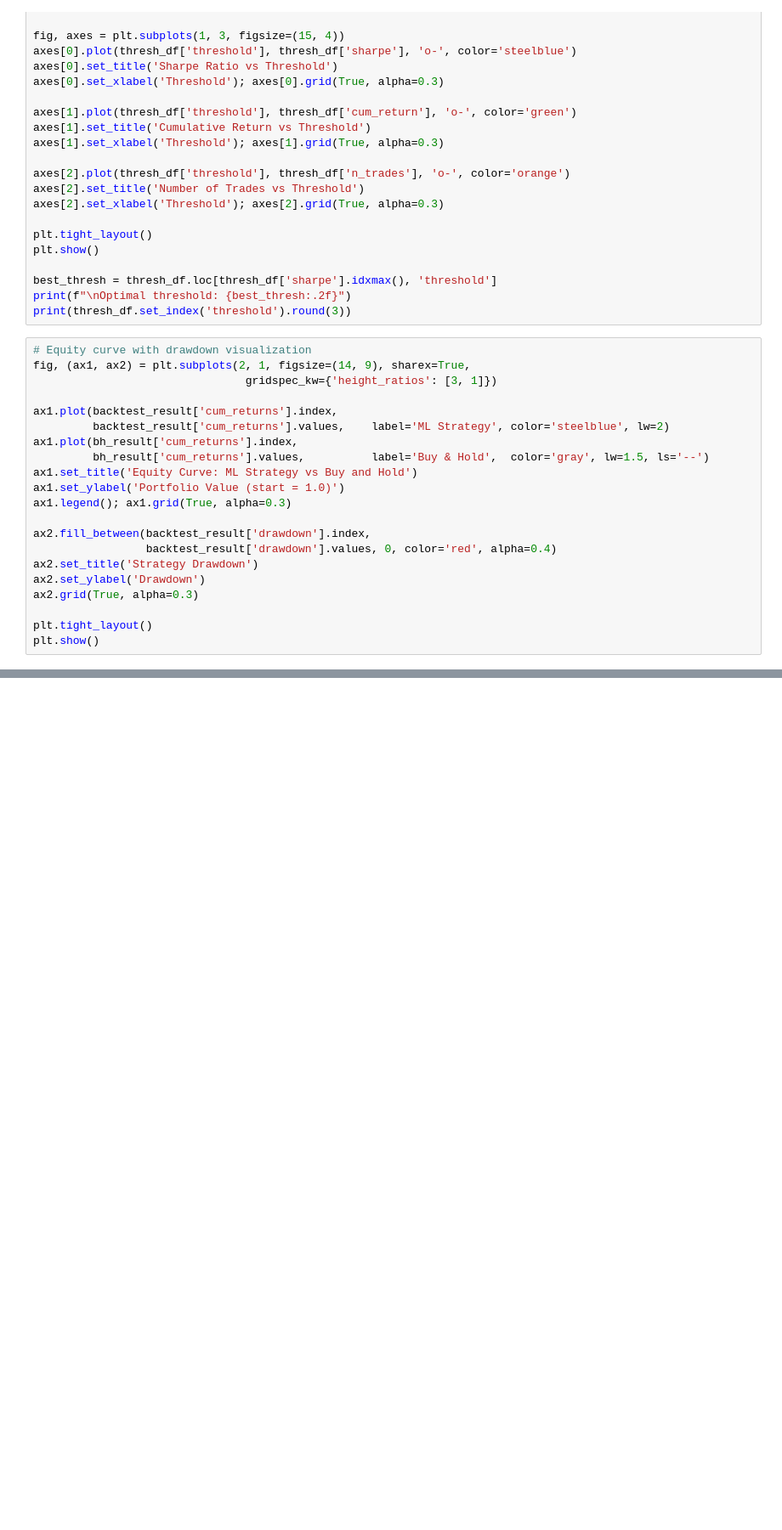
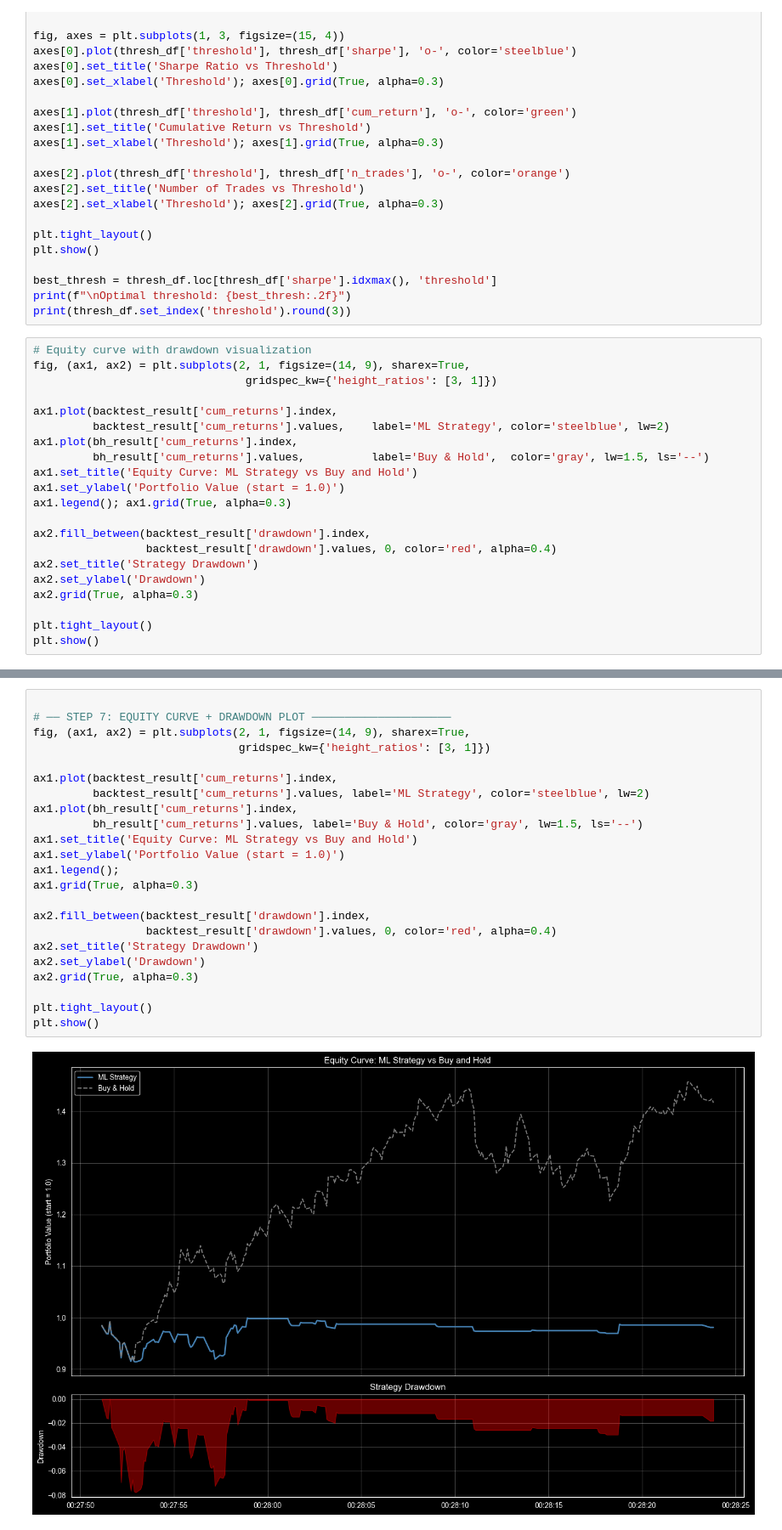
Before and after one commit to mustapha-quant/quant-predictive-models, a Jupyter notebook: notebooks/05_Professional Quant Backtesting.ipynb, the cells around one changed output, grey strips where cells are left out. Shown at 85% size. Drawn from its saved outputs; the diff is of its cells as text; blank space fills up the shorter version.

```diff
--- a/notebooks/05_Professional Quant Backtesting.ipynb
+++ b/notebooks/05_Professional Quant Backtesting.ipynb
@@ -175,0 +487,25 @@ plt.show()
+# %%
+
+# ── STEP 7: EQUITY CURVE + DRAWDOWN PLOT ─────────────────────
+fig, (ax1, ax2) = plt.subplots(2, 1, figsize=(14, 9), sharex=True,
+                               gridspec_kw={'height_ratios': [3, 1]})
+
+ax1.plot(backtest_result['cum_returns'].index,
+         backtest_result['cum_returns'].values, label='ML Strategy', color='steelblue', lw=2)
+ax1.plot(bh_result['cum_returns'].index,
+         bh_result['cum_returns'].values, label='Buy & Hold', color='gray', lw=1.5, ls='--')
+ax1.set_title('Equity Curve: ML Strategy vs Buy and Hold')
+ax1.set_ylabel('Portfolio Value (start = 1.0)')
+ax1.legend();
+ax1.grid(True, alpha=0.3)
+
+ax2.fill_between(backtest_result['drawdown'].index,
+                 backtest_result['drawdown'].values, 0, color='red', alpha=0.4)
+ax2.set_title('Strategy Drawdown')
+ax2.set_ylabel('Drawdown')
+ax2.grid(True, alpha=0.3)
+
+plt.tight_layout()
+plt.show()
+# %% [output]
+[figure, added]
```
Also changed, not shown: parts of 11 cells of this notebook, 7 other files.
